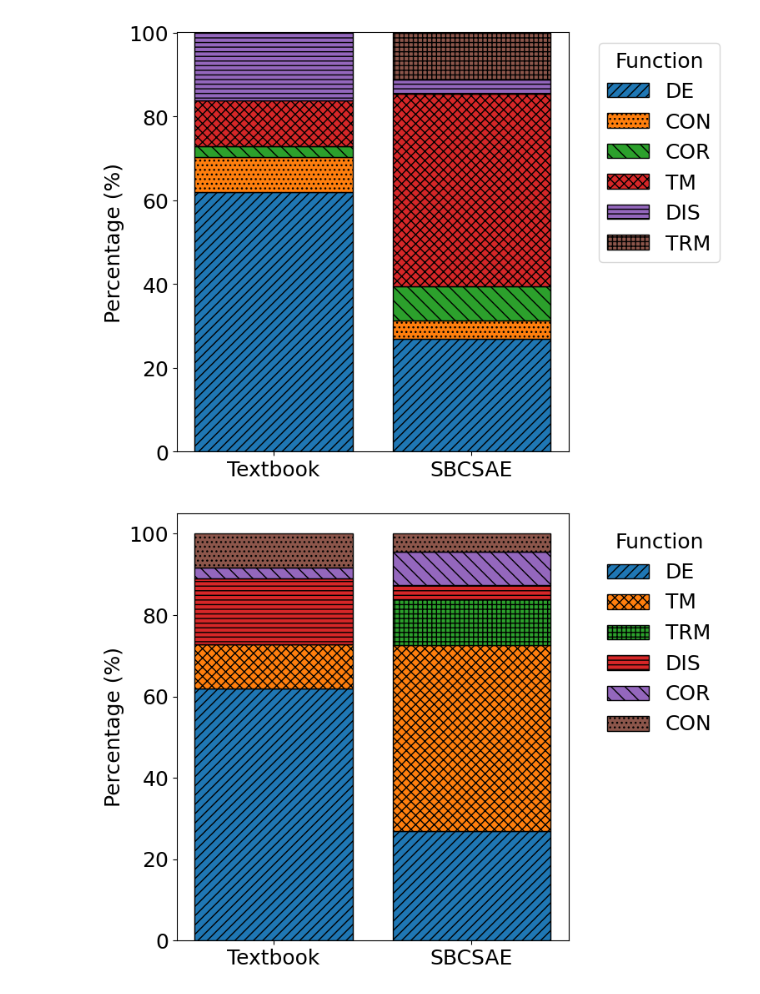
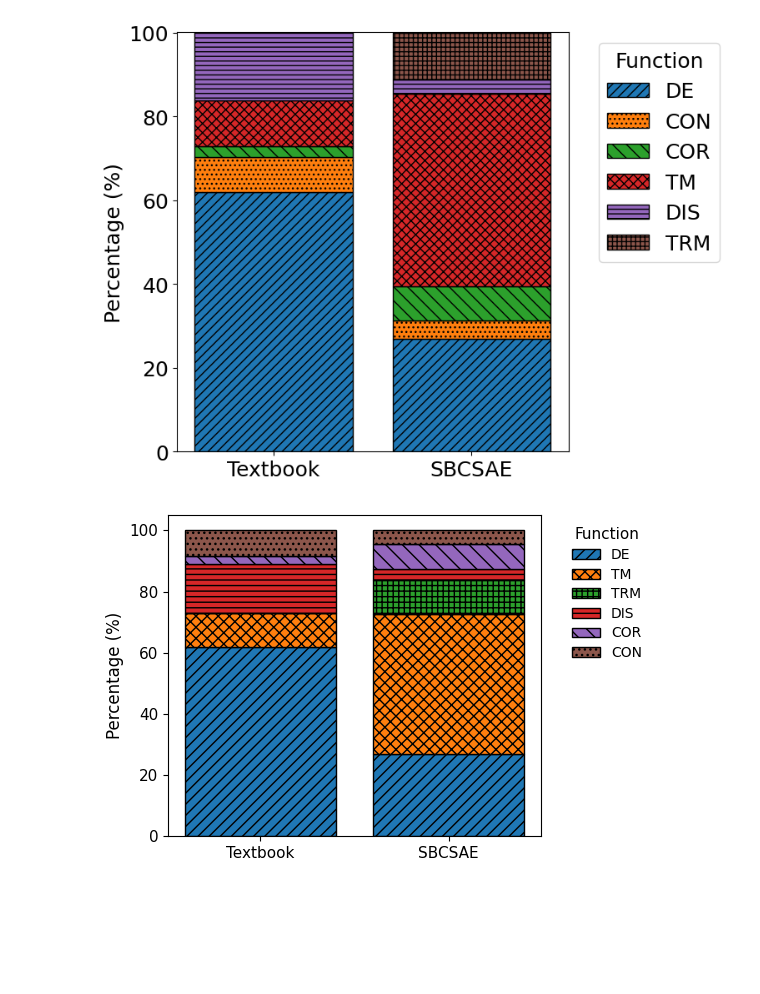
Before and after one commit to sundaybest3/txtanalysis, a Jupyter notebook: visualization.ipynb, the cells around one changed output. Drawn from its saved outputs; the diff is of its cells as text; code cells hidden in the pictures; blank space fills up the shorter version.

```diff
--- a/visualization.ipynb
+++ b/visualization.ipynb
@@ -154,35 +154,48 @@ plt.show()
 # %% [output]
 [figure]
 # %%
-# Reordered by visually larger differences first
+
 functions = ["DE", "TM", "TRM", "DIS", "COR", "CON"]
 textbook = np.array([61.94, 10.97, 0.00, 16.13, 2.58, 8.39])
 sbcsae   = np.array([26.83, 45.85, 11.22, 3.41, 8.29, 4.39])
 
 data = np.vstack([textbook, sbcsae])
 
-fig, ax = plt.subplots(figsize=(8, 6))
+fig, ax = plt.subplots(figsize=(6, 4))
 bottom = np.zeros(2)
 
 hatches = ['///', 'xxx', '+++', '---', '\\\\', '...']
 
 for i, func in enumerate(functions):
     values = data[:, i]
     ax.bar(
         ["Textbook", "SBCSAE"],
         values,
         bottom=bottom,
         label=func,
         edgecolor="black",
         hatch=hatches[i]
     )
     bottom += values
 
-ax.set_ylabel("Percentage (%)")
-ax.legend(title="Function", bbox_to_anchor=(1.05, 1), loc="upper left", frameon=False)
+ax.set_ylabel("Percentage (%)", fontsize=12)
+
+ax.tick_params(axis='x', labelsize=11)
+ax.tick_params(axis='y', labelsize=11)
+
+# 🔽 여기 legend 크기 조정 추가
+ax.legend(
+    title="Function",
+    bbox_to_anchor=(1.05, 1),
+    loc="upper left",
+    frameon=False,
+    fontsize=10,          # 항목 글씨 크기
+    title_fontsize=11,    # "Function" 제목 크기
+    labelspacing=0.4     # 항목 간 간격 줄이기 (선택)
+)
 
 plt.tight_layout()
 plt.savefig("but_function_stacked_bar_chart_bw_reordered.png", bbox_inches="tight")
 plt.show()
 # %% [output]
-[figure, old version]
+[figure, new version]
```
